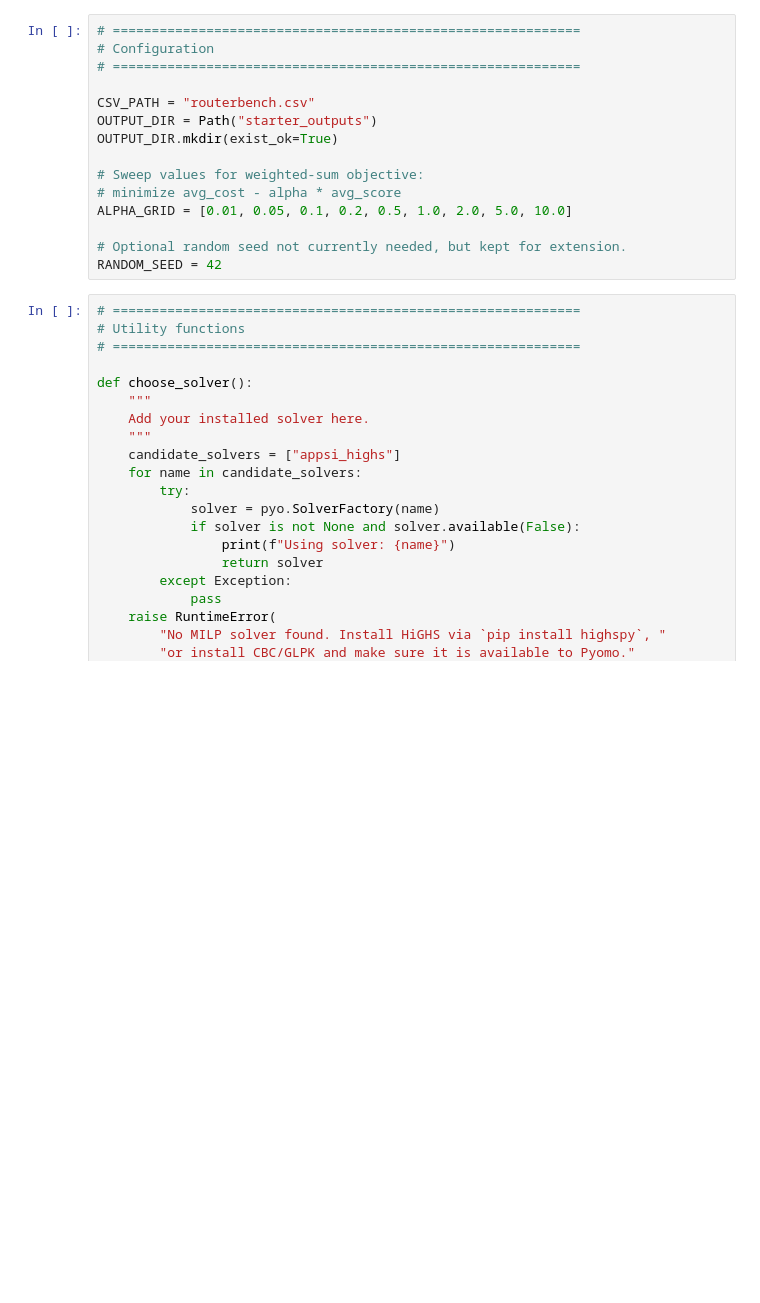
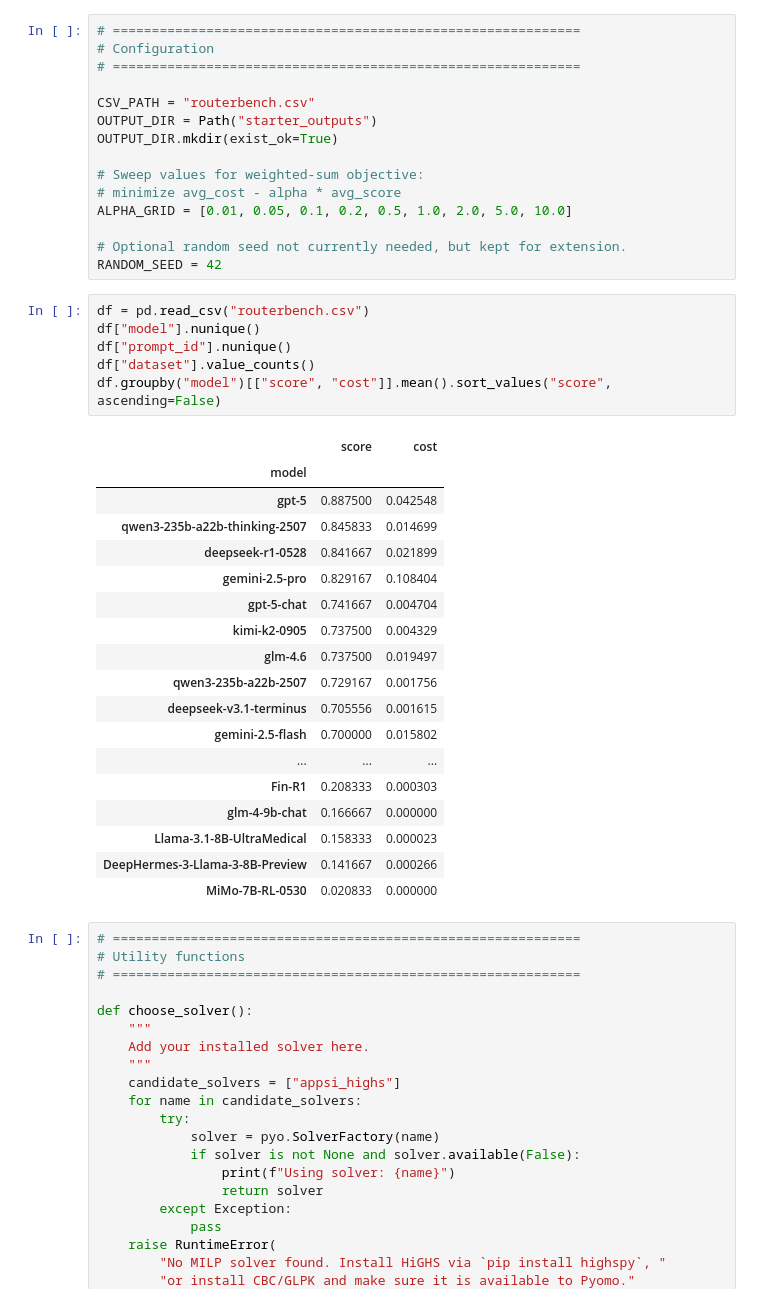
Before and after one commit to xxyy-x/LLM-Optimization, a Jupyter notebook: Project26_Starter_Code.ipynb, the cells around one changed output. Saved outputs shown, nothing was run; the diff lists cells and outputs as text; blank space fills up the shorter version.

```diff
--- a/Project26_Starter_Code.ipynb
+++ b/Project26_Starter_Code.ipynb
@@ -40,6 +40,31 @@ ALPHA_GRID = [0.01, 0.05, 0.1, 0.2, 0.5, 1.0, 2.0, 5.0, 10.0]
 
 # Optional random seed not currently needed, but kept for extension.
 RANDOM_SEED = 42
+# %%
+df = pd.read_csv("routerbench.csv")
+df["model"].nunique()
+df["prompt_id"].nunique()
+df["dataset"].value_counts()
+df.groupby("model")[["score", "cost"]].mean().sort_values("score", ascending=False)
+# %% [output]
+|  | score | cost |
+| model |  |  |
+| gpt-5 | 0.887500 | 0.042548 |
+| qwen3-235b-a22b-thinking-2507 | 0.845833 | 0.014699 |
+| deepseek-r1-0528 | 0.841667 | 0.021899 |
+| gemini-2.5-pro | 0.829167 | 0.108404 |
+| gpt-5-chat | 0.741667 | 0.004704 |
+| kimi-k2-0905 | 0.737500 | 0.004329 |
+| glm-4.6 | 0.737500 | 0.019497 |
+| qwen3-235b-a22b-2507 | 0.729167 | 0.001756 |
+| deepseek-v3.1-terminus | 0.705556 | 0.001615 |
+| gemini-2.5-flash | 0.700000 | 0.015802 |
+| ... | ... | ... |
+| Fin-R1 | 0.208333 | 0.000303 |
+| glm-4-9b-chat | 0.166667 | 0.000000 |
+| Llama-3.1-8B-UltraMedical | 0.158333 | 0.000023 |
+| DeepHermes-3-Llama-3-8B-Preview | 0.141667 | 0.000266 |
+| MiMo-7B-RL-0530 | 0.020833 | 0.000000 |
 # %%
 # ============================================================
 # Utility functions
```
Also changed, not shown: parts of 9 cells of this notebook.
